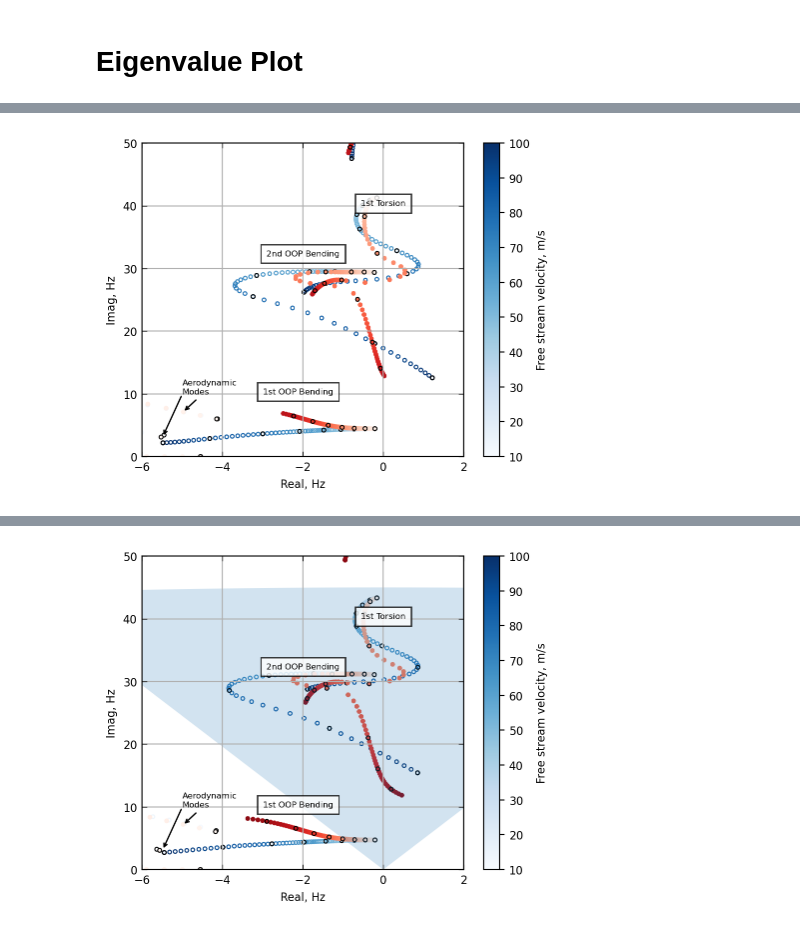
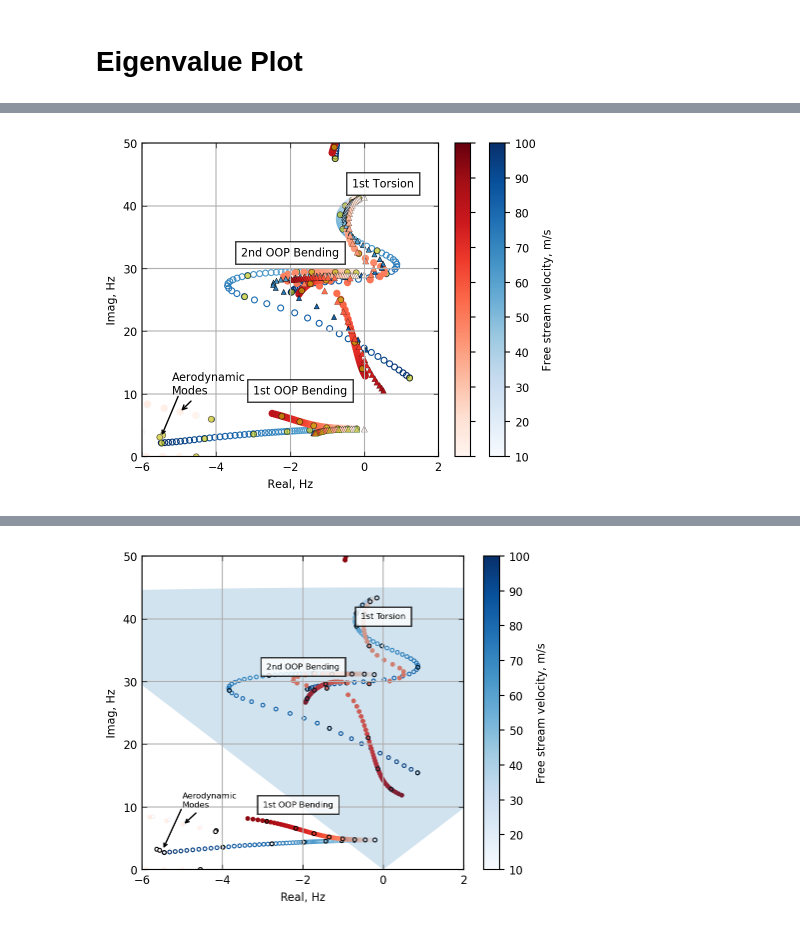
Before and after one commit to ngoiz/pazy-sharpy, a Jupyter notebook: 05_DeformedFlutter/05_DeformedFlutter.ipynb, the cells around one changed output, grey strips where cells are left out. Drawn from its saved outputs; the diff is of its cells as text; code cells hidden in the pictures.

```diff
--- a/05_DeformedFlutter/05_DeformedFlutter.ipynb
+++ b/05_DeformedFlutter/05_DeformedFlutter.ipynb
@@ -35,10 +43,10 @@ for case in sharpy_results.values():
 # %%
 mrm_results = {}
 mrm_results['umbeam_wo_skin'] = {'path': path_to_results + '/mrm_umbeam_wo_skin',
-                                 'alpha': np.array([0, 5, 7]),
+                                 'alpha': np.array([0, 1, 5, 7]),
                                  'skin': False}
 mrm_results['umbeam_w_skin'] = {'path': path_to_results + '/mrm_umbeam_w_skin',
-                                 'alpha': np.array([0, 5, 7]),
+                                 'alpha': np.array([0, 1, 5, 7]),
                                  'skin': True}
 mrm_results['nastran'] = {'path': path_to_results + '/mrm_nastran',
                                  'alpha': np.array([0, 5, 7]),
@@ -50,15 +58,23 @@ mrm_results['nastran_te'] = {'path': path_to_results + '/mrm_nastran_te1',
 for case in mrm_results.values():
     case['vgf'] = []
     case['nonmatched_flutter_deflection'] = []
+    case['v_eigs'] = []
     for aoa in case['alpha']:
         try:
-            case['vgf'].append(np.loadtxt(case['path'] + '/velocity_frequency_alpha{:04g}.txt'.format(aoa * 100)))
             case['nonmatched_flutter_deflection'].append(np.loadtxt(case['path'] + '/nonmatched_flutter_speeds_alpha{:04g}.txt'.format(aoa * 100)))
+            case['flutter_deflection'] = [np.loadtxt(case['path'] + '/flutter_speeds_alpha{:04g}.txt'.format(aoa * 100)) for aoa in case['alpha']]
+        except OSError:
+            case['nonmatched_flutter_deflection'].append(0)
+        try:
+            case['vgf'].append(np.loadtxt(case['path'] + '/velocity_damping_frequency_alpha{:04g}.txt'.format(aoa * 100)))
         except OSError:
             case['vgf'].append(0)
-            case['nonmatched_flutter_deflection'].append(0)
+        try:
+            case['v_eigs'].append(np.loadtxt(case['path'] + '/velocity_eigenvalues_alpha{:04g}.txt'.format(aoa * 100)))
+        except OSError:
+            case['v_eigs'].append(0)
+
 #     case['deflection'] = [np.loadtxt(case['path'] + '/velocity_wingtip_deflection_g_alpha{:04g}.txt'.format(aoa * 100)) for aoa in case['alpha']]
-    case['flutter_deflection'] = [np.loadtxt(case['path'] + '/flutter_speeds_alpha{:04g}.txt'.format(aoa * 100)) for aoa in case['alpha']]
 #     try:
 #         case['nonmatched_flutter_deflection'] = [np.loadtxt(case['path'] + '/nonmatched_flutter_speeds_alpha{:04g}.txt'.format(aoa * 100)) for aoa in case['alpha']]
 #     except OSError:
@@ -66,6 +86,6 @@ for case in mrm_results.values():
 # %%
 # load 0 aoa case
-path_to_zero_aoa = '/home/ng213/pazy_code/pazy-aepw3-results/05_StraightWingFlutter/'
+path_to_zero_aoa = '/home/ng213/2TB/pazy_code/pazy-aepw3-results/05_StraightWingFlutter/'
 results = {}
 
 results['sharpy_wo_skin'] = {'path': path_to_zero_aoa + '/skin_off/',
@@ -489,6 +637,7 @@ Skin ON
 case = sharpy_results['wo_skin']
 
 w = 12 / 2.54
+# w = 20 / 2.54
 h = w * 0.8
 fig, ax = plt.subplots(figsize=(w, h), sharex=True)
 cmap = plt.get_cmap('Blues')
@@ -503,11 +652,12 @@ for ith, aoa in enumerate(case['alpha']):
     i_eigs = case['v_eigs'][ith][:, 2] / 2 / np.pi
     v_eigs = case['v_eigs'][ith][:, 0]
 
-    ax.scatter(r_eigs, i_eigs, color=cmap(nrmvel(v_eigs)), s=7, linewidth=.8, facecolor='none',
+    ax.scatter(r_eigs, i_eigs, color=cmap(nrmvel(v_eigs)), s=18, linewidth=.8, facecolor='none',
                label=r'$\alpha = {:.1f}^\circ$'.format(aoa))
     for vel in np.linspace(10, 120, 12):
+#     for vel in [60]:
         vel_ind = (v_eigs == vel)
-        ax.scatter(r_eigs[vel_ind], i_eigs[vel_ind], marker='o', color='none', edgecolor='k', s=8, linewidth=0.75)
+        ax.scatter(r_eigs[vel_ind], i_eigs[vel_ind], marker='o', facecolor='y', edgecolor='k', s=18, linewidth=0.5, alpha=0.6)
 
 for ith, aoa in enumerate(case['alpha']):
     if aoa != 5:
@@ -515,21 +665,53 @@ for ith, aoa in enumerate(case['alpha']):
     r_eigs = case['v_eigs'][ith][:, 1] / 2 / np.pi
     i_eigs = case['v_eigs'][ith][:, 2] / 2 / np.pi
     v_eigs = case['v_eigs'][ith][:, 0]
-    ax.scatter(r_eigs, i_eigs, color=cmap2(nrmvel(v_eigs)), s=6,
+    ax.scatter(r_eigs, i_eigs, color=cmap2(nrmvel(v_eigs)), s=18,
                  label=r'$\alpha = {:.1f}^\circ$'.format(aoa))
     for vel in np.linspace(10, 120, 12):
         vel_ind = (v_eigs == vel)
-        ax.scatter(r_eigs[vel_ind], i_eigs[vel_ind], marker='o', color='none', edgecolor='k', s=8, linewidth=0.75)
+        ax.scatter(r_eigs[vel_ind], i_eigs[vel_ind], marker='o', facecolor='y', edgecolor='k', s=18, linewidth=0.5, alpha=0.6)
 
+
+case = mrm_results['umbeam_wo_skin']
+for ith, aoa in enumerate(case['alpha']):
+    if aoa != 1:
+        continue
+    r_eigs = case['v_eigs'][ith][:, 1] / 2 / np.pi
+    i_eigs = case['v_eigs'][ith][:, 2] / 2 / np.pi
+    v_eigs = case['v_eigs'][ith][:, 0]
+
+    ax.scatter(r_eigs, i_eigs, facecolor=cmap(nrmvel(v_eigs)), s=14, linewidth=.35, edgecolor='k',
+               label=r'$\alpha = {:.1f}^\circ$'.format(aoa), marker='^')
+    for vel in np.linspace(10, 120, 12):
+        try:
+            vel_ind = np.argwhere(v_eigs >= vel)[0]
+        except IndexError:
+            break
+        ax.scatter(r_eigs[vel_ind], i_eigs[vel_ind], marker='^', color='y', edgecolor='k', s=20, linewidth=0.15, alpha=0.5)
+
+for ith, aoa in enumerate(case['alpha']):
+    if aoa != 5:
+        continue
+    r_eigs = case['v_eigs'][ith][:, 1] / 2 / np.pi
+    i_eigs = case['v_eigs'][ith][:, 2] / 2 / np.pi
+    v_eigs = case['v_eigs'][ith][:, 0]
+    ax.scatter(r_eigs, i_eigs, color=cmap2(nrmvel(v_eigs)), s=20, edgecolor='k', marker='^', linewidth=.15,
+                 label=r'$\alpha = {:.1f}^\circ$'.format(aoa))
+    for vel in np.linspace(10, 120, 12):
+        try:
+            vel_ind = np.argwhere(v_eigs >= vel)[0]
+        except IndexError:
+            break
+        ax.scatter(r_eigs[vel_ind], i_eigs[vel_ind], marker='^', color='y', edgecolor='g', s=18, linewidth=0.35, alpha=0.5)
 # ax.legend(frameon=False, bbox_to_anchor=(0,1.02,1,0.2), loc="lower left", ncol=3, mode='expand', fontsize=7)
 
 # # mode description
-ax.text(-3, 10, '1st OOP Bending', bbox={'facecolor': 'white', 'alpha': 0.8}, fontsize=6)
-ax.text(-2, 32, '2nd OOP Bending', bbox={'facecolor': 'white', 'alpha': 0.8}, fontsize=6, horizontalalignment='center')
-ax.text(0, 40, '1st Torsion', bbox={'facecolor': 'white', 'alpha': 0.8}, fontsize=6, horizontalalignment='center')
+ax.text(-3, 10, '1st OOP Bending', bbox={'facecolor': 'white', 'alpha': 0.8}, fontsize=8)
+ax.text(-2, 32, '2nd OOP Bending', bbox={'facecolor': 'white', 'alpha': 0.8}, fontsize=8, horizontalalignment='center')
+ax.text(0.5, 43, '1st Torsion', bbox={'facecolor': 'white', 'alpha': 0.8}, fontsize=8, horizontalalignment='center')
 # ax.text(-5, 10, 'Aerodynamic\nModes', fontsize=6, horizontalalignment='center')
-ax.annotate('Aerodynamic\nModes', xy=(-5, 7), xytext=(-5, 10),
-            arrowprops=dict(arrowstyle='->'), fontsize=6,
+ax.annotate('Aerodynamic\nModes', xy=(-5, 7), xytext=(-5.2, 10),
+            arrowprops=dict(arrowstyle='->'), fontsize=8,
             )
 ax.annotate('', xy=(-5.5, 3), xytext=(-5, 10),
             arrowprops=dict(arrowstyle='->'), fontsize=6,
@@ -562,10 +744,21 @@ ax.set_ylabel('Imag, Hz', fontsize=8)
 # ax[0].set_title('Skin off')
 
 sm = mpl.cm.ScalarMappable(norm=plt.Normalize(vmin=10, vmax=100), cmap='Blues')
-cb = plt.colorbar(sm, ax=ax)
+cb = plt.colorbar(sm, ax=ax,  fraction=0.05)
 cb.set_label('Free stream velocity, m/s', fontsize=8)
 cb.ax.tick_params(labelsize=8)
 
+bbox = ax.get_position()
+# cbar_im1a_ax = fig.add_axes([1.01, bbox_ax.y0, 0.02, bbox_ax.y1-bbox_ax.y0])
+# cbar_im1a = mp.colorbar(im1a, cax=cbar_im1a_ax)
+
+# cbar_im2a_ax = fig.add_axes([1.09, bbox_ax.y0, 0.02, bbox_ax.y1-bbox_ax.y0])
+# cbar_im1a = mp.colorbar(im2a, cax=cbar_im2a_ax)
+print(bbox)
+# cbar2 = fig.add_axes([1.09, bbox.y0, 0.02, bbox.y1-bbox.y0])
+cb2 = plt.colorbar(mpl.cm.ScalarMappable(norm=plt.Normalize(vmin=10, vmax=100), cmap='Reds'), ax=ax, fraction=0.05)
+cb2.ax.set_yticklabels([])
+# cb2.set_ticks([])
 
 ax.xaxis.set_tick_params(which='major', direction='in', top='on', width=0.5)
 ax.xaxis.set_tick_params(which='minor', direction='in', top='on', width=0.5)
@@ -579 +773 @@ plt.savefig(output_figures_folder + '05_DeformedEigs.pdf');
-[figure, old version]
+[figure, new version]
```
Also changed, not shown: parts of 23 cells of this notebook, 44 other files.
